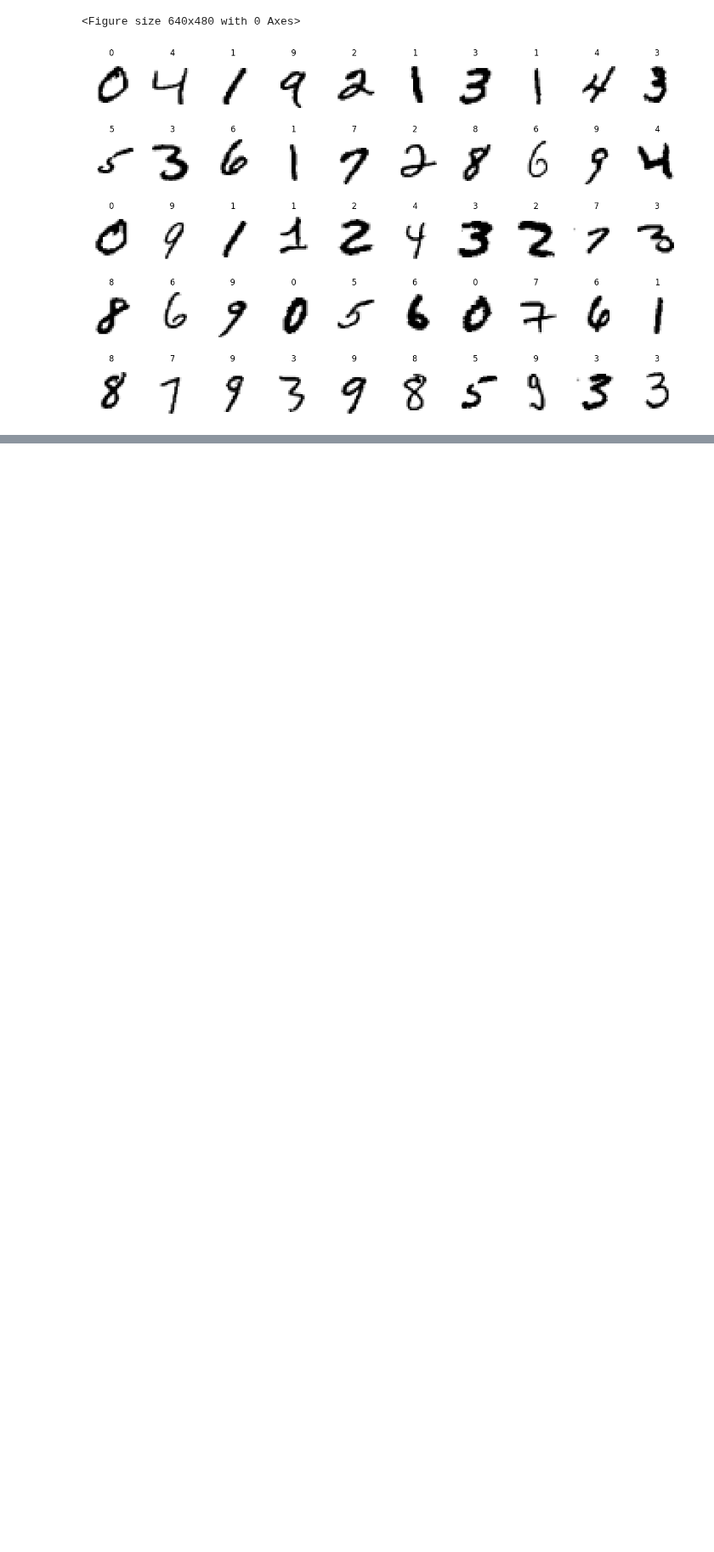
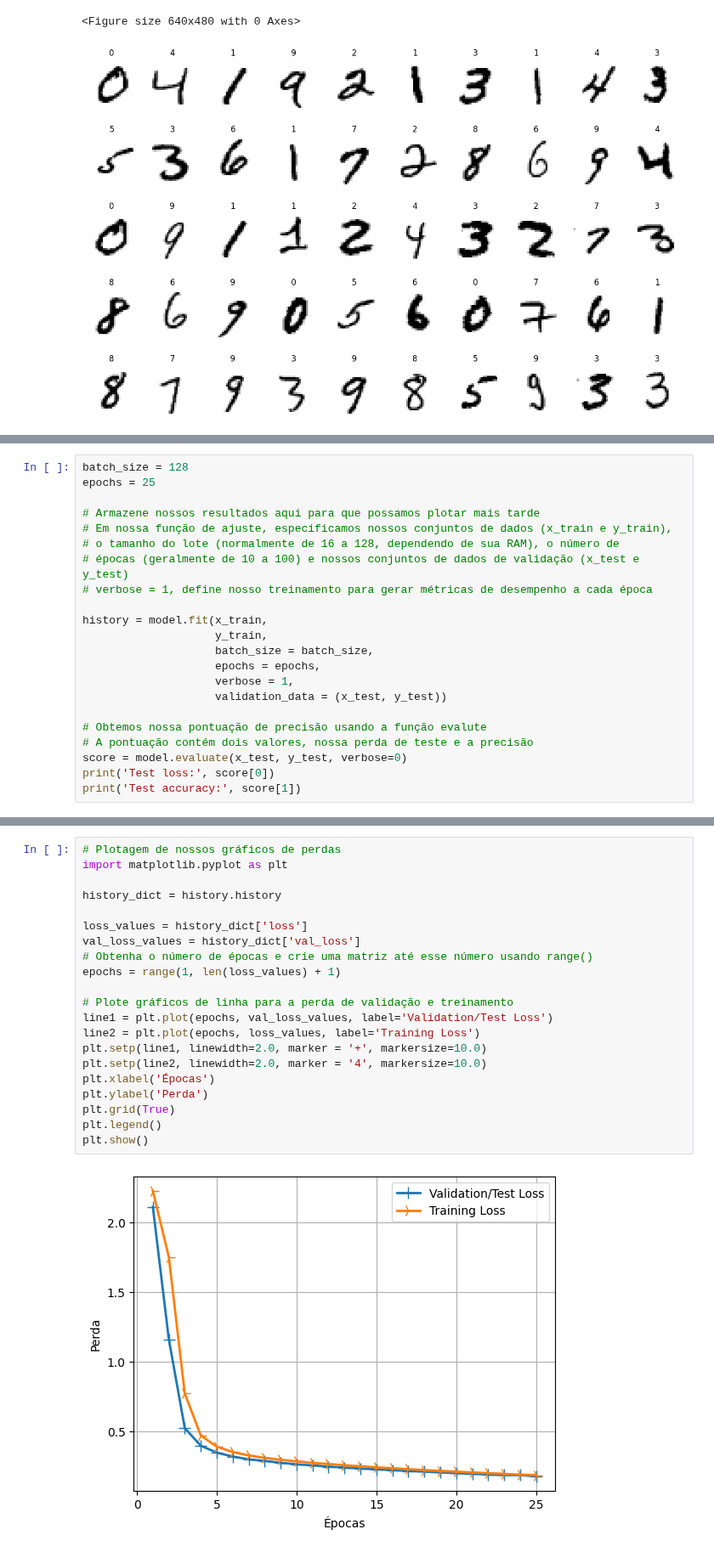
Before and after one commit to GabrielFerrante/ModernComputerVision, a Jupyter notebook: CNN/mainKeras.ipynb, the cells around one changed output, grey strips where cells are left out. Shown at 85% size. Cells and saved outputs as stored; diff of their text form; blank space fills up the shorter version.

```diff
--- a/CNN/mainKeras.ipynb
+++ b/CNN/mainKeras.ipynb
@@ -161,0 +312,22 @@ for index in range(1, num_of_images + 1):
+# %%
+batch_size = 128
+epochs = 25
+
+# Armazene nossos resultados aqui para que possamos plotar mais tarde
+# Em nossa função de ajuste, especificamos nossos conjuntos de dados (x_train e y_train),
+# o tamanho do lote (normalmente de 16 a 128, dependendo de sua RAM), o número de
+# épocas (geralmente de 10 a 100) e nossos conjuntos de dados de validação (x_test e y_test)
+# verbose = 1, define nosso treinamento para gerar métricas de desempenho a cada época
+
+history = model.fit(x_train,
+                    y_train,
+                    batch_size = batch_size,
+                    epochs = epochs,
+                    verbose = 1,
+                    validation_data = (x_test, y_test))
+
+# Obtemos nossa pontuação de precisão usando a função evalute
+# A pontuação contém dois valores, nossa perda de teste e a precisão
+score = model.evaluate(x_test, y_test, verbose=0)
+print('Test loss:', score[0])
+print('Test accuracy:', score[1])
@@ -161,0 +413,23 @@ for index in range(1, num_of_images + 1):
+# %%
+# Plotagem de nossos gráficos de perdas
+import matplotlib.pyplot as plt
+
+history_dict = history.history
+
+loss_values = history_dict['loss']
+val_loss_values = history_dict['val_loss']
+# Obtenha o número de épocas e crie uma matriz até esse número usando range()
+epochs = range(1, len(loss_values) + 1)
+
+# Plote gráficos de linha para a perda de validação e treinamento
+line1 = plt.plot(epochs, val_loss_values, label='Validation/Test Loss')
+line2 = plt.plot(epochs, loss_values, label='Training Loss')
+plt.setp(line1, linewidth=2.0, marker = '+', markersize=10.0)
+plt.setp(line2, linewidth=2.0, marker = '4', markersize=10.0)
+plt.xlabel('Épocas')
+plt.ylabel('Perda')
+plt.grid(True)
+plt.legend()
+plt.show()
+# %% [output]
+[figure, added]
```
Also changed, not shown: parts of 25 cells of this notebook, 1 other file.
